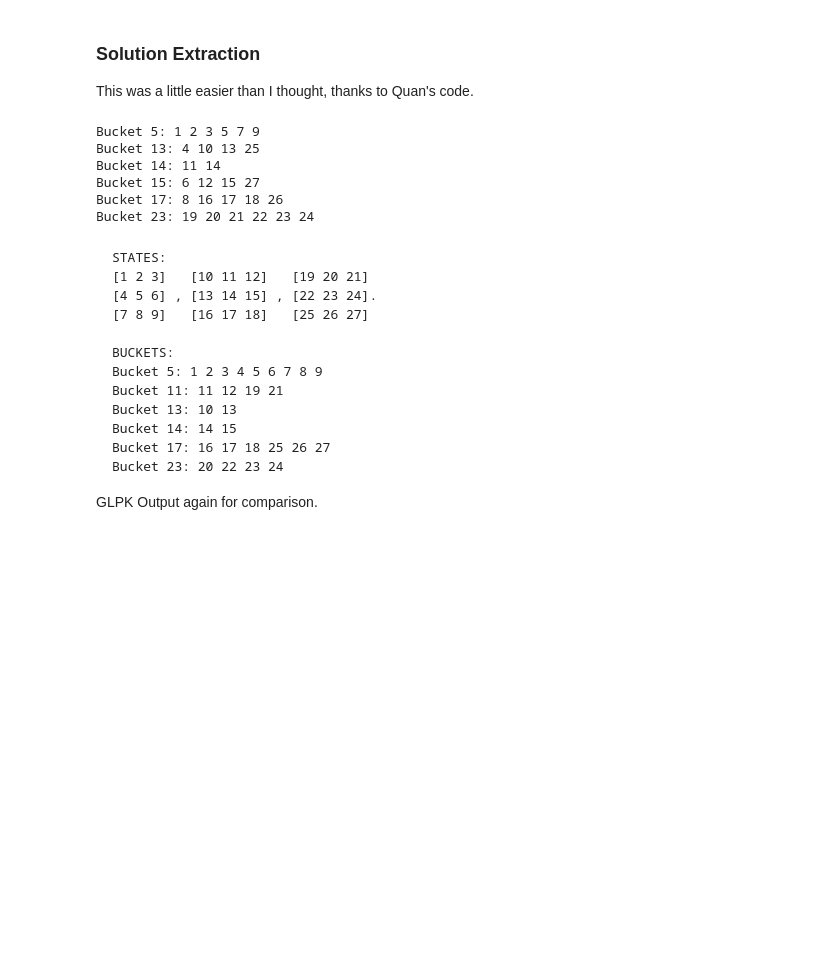
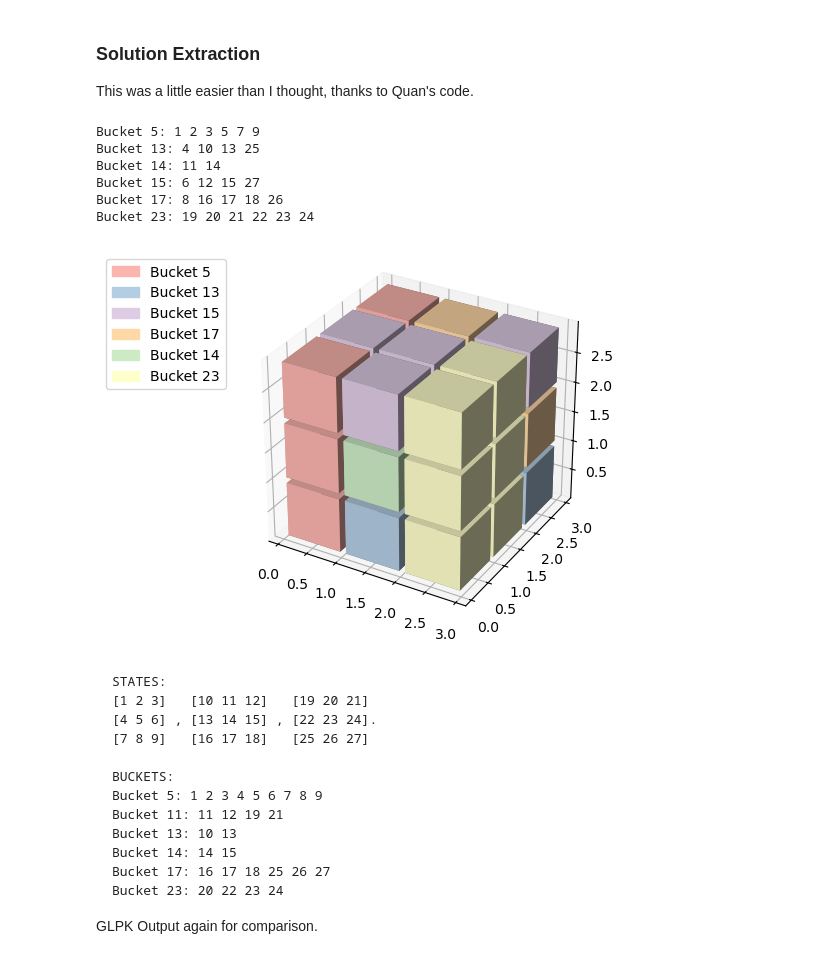
Before and after one commit to maxb00/Emergence-of-Vagueness, a Jupyter notebook: gurobi/gurobi_test.ipynb, the cells around one changed output. Cells and saved outputs as stored; diff of their text form; code cells hidden in the pictures; blank space fills up the shorter version.

Commit message:
3d cube display

````diff
--- a/gurobi/gurobi_test.ipynb
+++ b/gurobi/gurobi_test.ipynb
@@ -186,20 +188,28 @@ Best objective 6.790500000000e-01, best bound 6.790500000000e-01, gap 0.0000%
 This was a little easier than I thought, thanks to Quan's code.
 # %%
 centers = [j for j in V if x[j,j].getAttr("x") == 1]
+bucket_lookup = dict()
 
-for j in centers:
+for ind, j in enumerate(centers):
     print(f"Bucket {j+1}: ", end="")
     members = [i for i in V if x[i,j].getAttr("x") == 1]
     for i in members:
         print(f"{i+1} ", end="")
+        bucket_lookup[i] = ind
     print()
+
+og_cube, legend = dh.cube_from_lookup(bucket_lookup, 3, centers)
+dh.show(og_cube, legend)
+
+cube = deepcopy(og_cube)
 # %% [output]
 Bucket 5: 1 2 3 5 7 9
 Bucket 13: 4 10 13 25
 Bucket 14: 11 14
 Bucket 15: 6 12 15 27
 Bucket 17: 8 16 17 18 26
 Bucket 23: 19 20 21 22 23 24
+[figure, added]
 # %% [markdown]
 ```
 STATES:
````
Also changed, not shown: parts of 4 cells of this notebook, 1 other file.
